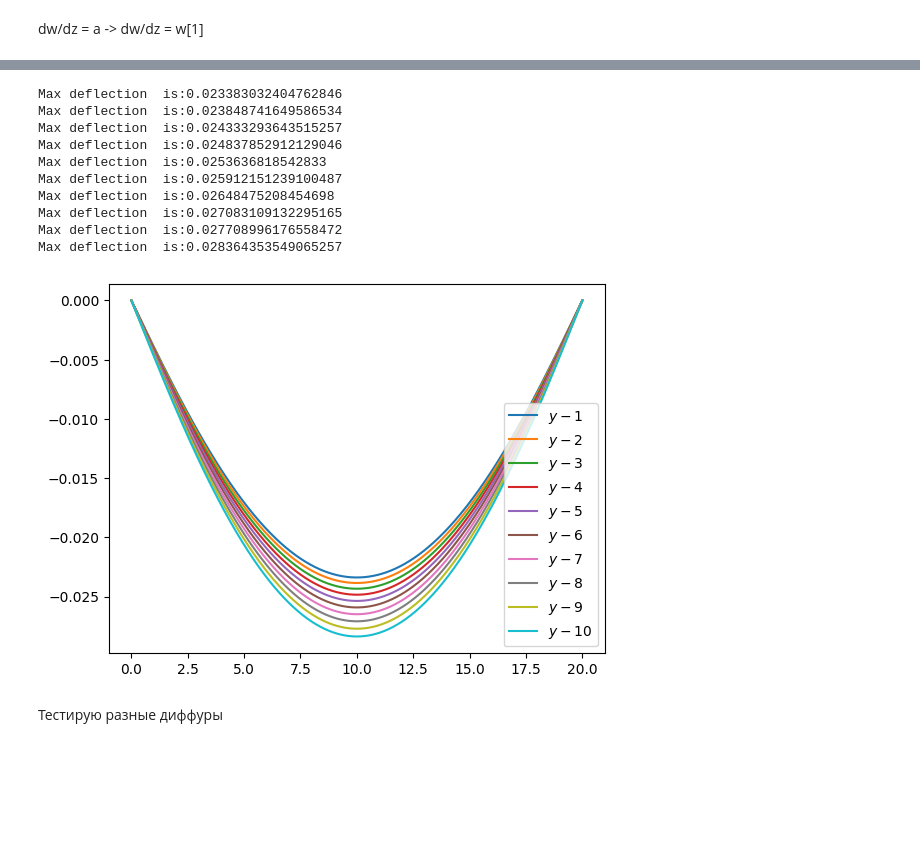
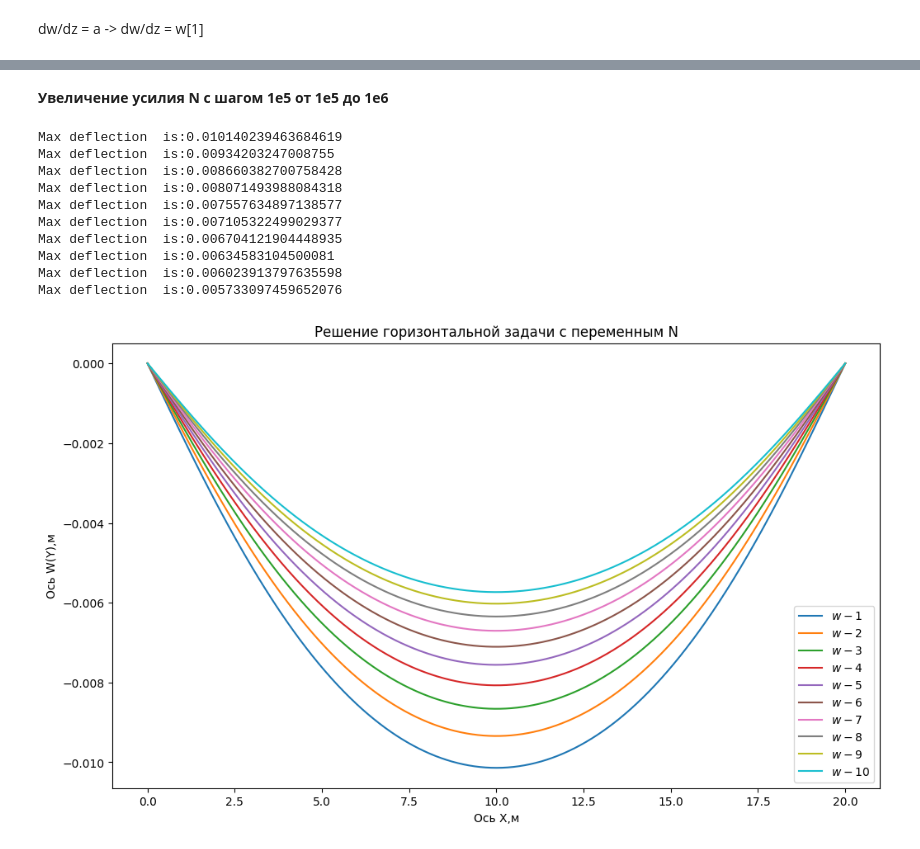
Before and after one commit to SpaceZeroed/Direc_Pipe, a Jupyter notebook: New_Direct_pipe.ipynb, the cells around one changed output, grey strips where cells are left out. Saved outputs shown, nothing was run; the diff lists cells and outputs as text; code cells hidden in the pictures; blank space fills up the shorter version.

```diff
--- a/New_Direct_pipe.ipynb
+++ b/New_Direct_pipe.ipynb
@@ -6,0 +408,13 @@ import matplotlib.pyplot as plt
+# %%
+T1 = TubeSolver(task_id = 2,phi = 0)
+deflection_value_forPhi = [dict() for _ in range(len(T1.materials_dict))]
+for i in range(0,91):
+  T1.phi = np.pi/180*i
+  for j in range(len(T1.materials_dict)):
+    T1.material_num = j + 1
+    deflection_value_forPhi[j][T1.phi] = T1.max_deflection()
+set_plot(xlabel='Ось phi,радиан',ylabel='Ось Y,м',title='Зависимость изгиба от угла наклона')
+for i in range(len(T1.materials_dict)):
+  plt.plot(deflection_value_forPhi[i].keys(), deflection_value_forPhi[i].values(), label=T1.materials_dict[i+1]['name'])
+plt.legend(loc='lower right')
+plt.show()
@@ -6,0 +425,8 @@ import matplotlib.pyplot as plt
+# %%
+addQ = addQdict_maker(X0=[5],Sigma=[3],Plist=[1e3])
+T1 = TubeSolver(l=20,addQ_params=addQ,addQGauss_params=[])
+set_plot(xlabel='Ось X,м',ylabel='Ось Y,м',title='Решение горизонтальной задачи')
+for i in range(7):
+  T1.addQ_params = addQdict_maker(X0=[5],Sigma=[3],Plist=[1e3*10**i])
+  Plotting(T1.solution,f'2nd order bc with addQ=1e3*10**{i}')
+plt.show()
@@ -61,43 +516,40 @@ Max deflection  is:0.09727741701556052
+# %% [markdown]
+**Увеличение усилия N с шагом 1e5 от 1e5 до 1e6**
 # %%
 # Цикл
+# Правые части системы
 def fun(x,w):
-  return np.vstack((w[1],w[2],w[3], (+q - k * w[0] + N * w[2] ) / ( E * Jx)))
-
+  return np.vstack((w[1],w[2],w[3], (-q - k * w[0] + N * w[2] ) / ( E * Jx)))
+# Краевые условия
 def bc(ya, yb):
   return np.array([ya[0], yb[0], ya[2], yb[2]])
 totalNodes = 1000
 n = 10
 x_measles_plot = np.linspace(0, l, totalNodes)
+set_plot(xlabel='Ось X,м',ylabel='Ось W(Y),м',title='Решение горизонтальной задачи c переменным N')
 for i in range(1,n+1):
-  l = 20 #длина трубы
-  m = 7800 * l * np.pi * (0.5**2 - 0.49**2) #масса трубы
-  #print(m)
-  q = -m * 9.8 / l #погонный вес трубы
-  N = (-1)*1e5*i #сила сжатия трубы
-  Jx = (np.pi * 0.5**4 / 64 * (1 - 0.49**4 / 0.5**4))  #момент инерции
-  E = 2.06 * 10**11 #модуль Юнга
-  k = 10e4 #
+  init()
+  global N
+  N = 1e6*i #сила сжатия трубы
   x = np.linspace(0, l, totalNodes)
   y_a = np.zeros((4, x.shape[0]))
   solbci = solve_bvp(fun,bc,x,y_a, tol = 1e-10, max_nodes=totalNodes)
   y_measles_plot = solbci.sol(x_measles_plot)
-  plt.plot(x_measles_plot, y_measles_plot[0], label=f'$y-{i}$')
+  plt.plot(x_measles_plot, y_measles_plot[0], label=f'$w-{i}$')
+  plt.legend(loc='lower right')
   #plt.plot(y_measles_plot[0], y_measles_plot[1], label='$y_0/ y_1$')
-  plt.legend(loc='lower right')
   yy = solbci.y[0]
   print(f'Max deflection  is:{max(abs(yy))}')
 plt.show()
 # %% [output]
-Max deflection  is:0.023383032404762846
-Max deflection  is:0.023848741649586534
-Max deflection  is:0.024333293643515257
-Max deflection  is:0.024837852912129046
-Max deflection  is:0.0253636818542833
-Max deflection  is:0.025912151239100487
-Max deflection  is:0.02648475208454698
-Max deflection  is:0.027083109132295165
-Max deflection  is:0.027708996176558472
-Max deflection  is:0.028364353549065257
+Max deflection  is:0.010140239463684619
+Max deflection  is:0.00934203247008755
+Max deflection  is:0.008660382700758428
+Max deflection  is:0.008071493988084318
+Max deflection  is:0.007557634897138577
+Max deflection  is:0.007105322499029377
+Max deflection  is:0.006704121904448935
+Max deflection  is:0.00634583104500081
+Max deflection  is:0.006023913797635598
+Max deflection  is:0.005733097459652076
-[figure, old version]
+[figure, new version]
-# %% [markdown]
-Тестирую разные диффуры
```
Also changed, not shown: parts of 57 cells of this notebook.
